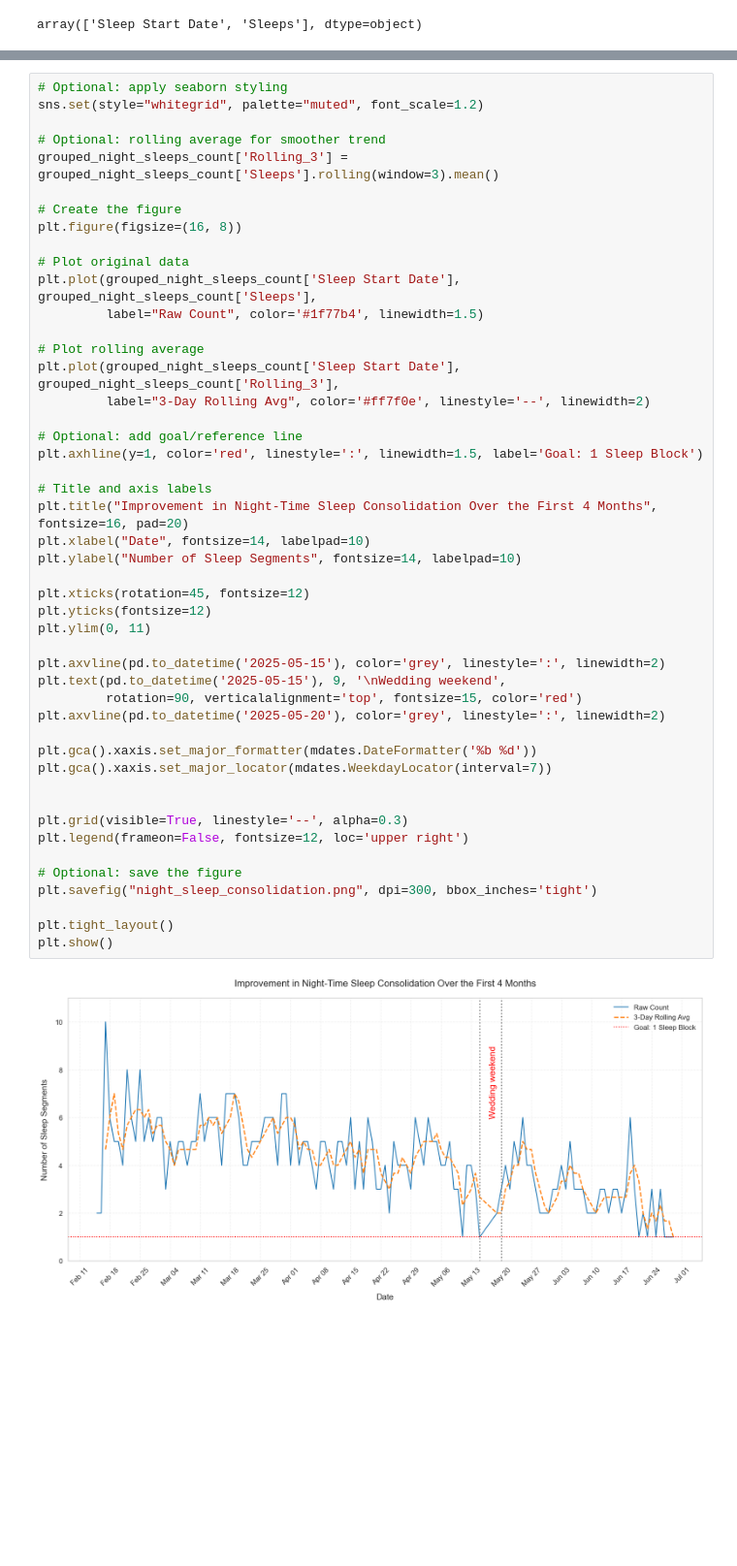
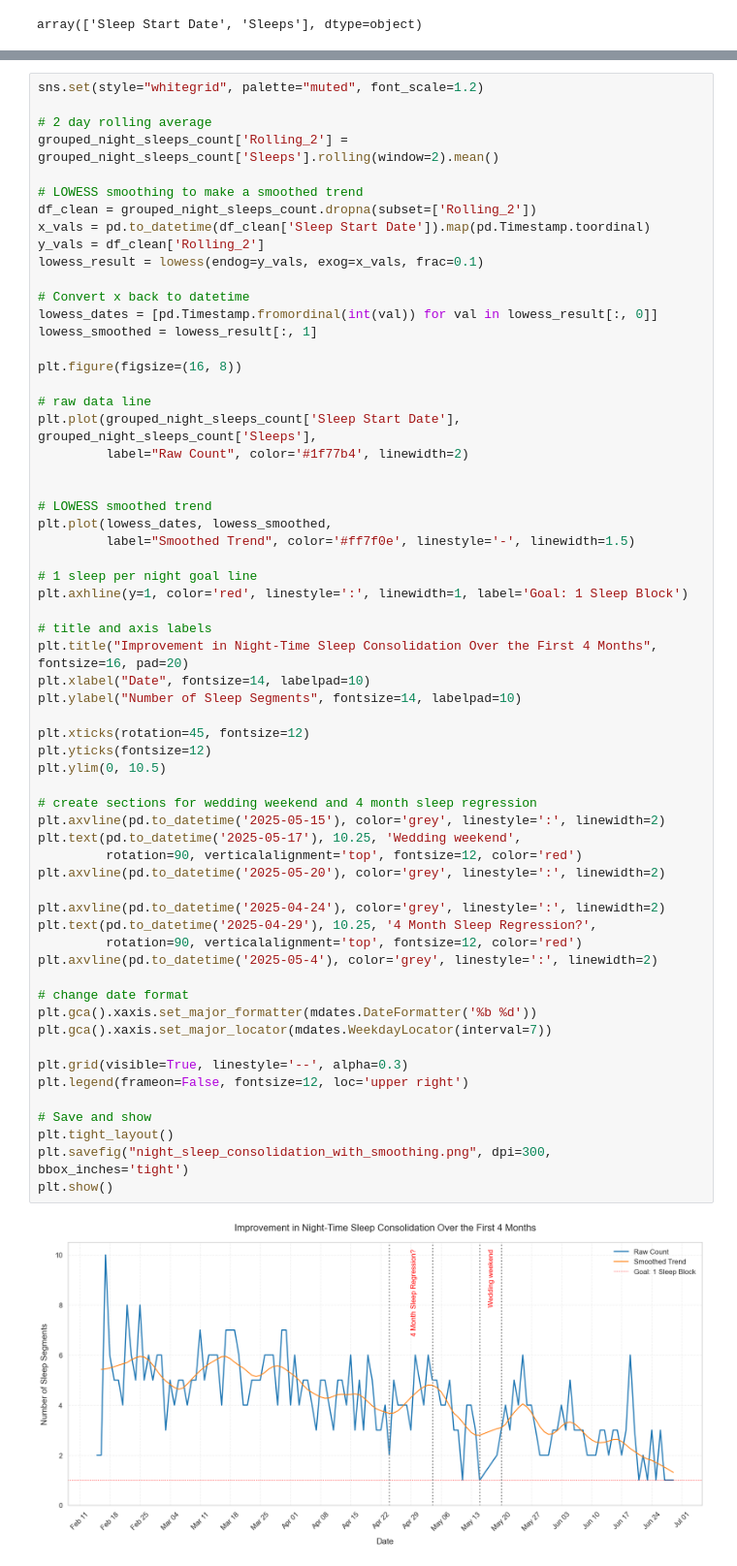
Before and after one commit to trow-land/Data-Science, a Jupyter notebook: Baby Progress/baby_data_analysis.ipynb, the cells around one changed output, grey strips where cells are left out. Shown at 97% size. Saved outputs shown, nothing was run; the diff lists cells and outputs as text; blank space fills up the shorter version.

Commit message:
Refine consolditation plot

```diff
--- a/Baby Progress/baby_data_analysis.ipynb
+++ b/Baby Progress/baby_data_analysis.ipynb
@@ -379,49 +352,63 @@ Text(0.5, 1.0, 'Number of individual sleeps per night')
 # %%
-# Optional: apply seaborn styling
 sns.set(style="whitegrid", palette="muted", font_scale=1.2)
 
-# Optional: rolling average for smoother trend
-grouped_night_sleeps_count['Rolling_3'] = grouped_night_sleeps_count['Sleeps'].rolling(window=3).mean()
+# 2 day rolling average
+grouped_night_sleeps_count['Rolling_2'] = grouped_night_sleeps_count['Sleeps'].rolling(window=2).mean()
 
-# Create the figure
+# LOWESS smoothing to make a smoothed trend
+df_clean = grouped_night_sleeps_count.dropna(subset=['Rolling_2'])
+x_vals = pd.to_datetime(df_clean['Sleep Start Date']).map(pd.Timestamp.toordinal)
+y_vals = df_clean['Rolling_2']
+lowess_result = lowess(endog=y_vals, exog=x_vals, frac=0.1)
+
+# Convert x back to datetime
+lowess_dates = [pd.Timestamp.fromordinal(int(val)) for val in lowess_result[:, 0]]
+lowess_smoothed = lowess_result[:, 1]
+
 plt.figure(figsize=(16, 8))
 
-# Plot original data
+# raw data line
 plt.plot(grouped_night_sleeps_count['Sleep Start Date'], grouped_night_sleeps_count['Sleeps'],
-         label="Raw Count", color='#1f77b4', linewidth=1.5)
+         label="Raw Count", color='#1f77b4', linewidth=2)
 
-# Plot rolling average
-plt.plot(grouped_night_sleeps_count['Sleep Start Date'], grouped_night_sleeps_count['Rolling_3'],
-         label="3-Day Rolling Avg", color='#ff7f0e', linestyle='--', linewidth=2)
 
-# Optional: add goal/reference line
-plt.axhline(y=1, color='red', linestyle=':', linewidth=1.5, label='Goal: 1 Sleep Block')
+# LOWESS smoothed trend
+plt.plot(lowess_dates, lowess_smoothed,
+         label="Smoothed Trend", color='#ff7f0e', linestyle='-', linewidth=1.5)
 
-# Title and axis labels
+# 1 sleep per night goal line
+plt.axhline(y=1, color='red', linestyle=':', linewidth=1, label='Goal: 1 Sleep Block')
+
+# title and axis labels
 plt.title("Improvement in Night-Time Sleep Consolidation Over the First 4 Months", fontsize=16, pad=20)
 plt.xlabel("Date", fontsize=14, labelpad=10)
 plt.ylabel("Number of Sleep Segments", fontsize=14, labelpad=10)
 
 plt.xticks(rotation=45, fontsize=12)
 plt.yticks(fontsize=12)
-plt.ylim(0, 11)
+plt.ylim(0, 10.5)
 
+# create sections for wedding weekend and 4 month sleep regression
 plt.axvline(pd.to_datetime('2025-05-15'), color='grey', linestyle=':', linewidth=2)
-plt.text(pd.to_datetime('2025-05-15'), 9, '\nWedding weekend',
-         rotation=90, verticalalignment='top', fontsize=15, color='red')
+plt.text(pd.to_datetime('2025-05-17'), 10.25, 'Wedding weekend',
+         rotation=90, verticalalignment='top', fontsize=12, color='red')
 plt.axvline(pd.to_datetime('2025-05-20'), color='grey', linestyle=':', linewidth=2)
 
+plt.axvline(pd.to_datetime('2025-04-24'), color='grey', linestyle=':', linewidth=2)
+plt.text(pd.to_datetime('2025-04-29'), 10.25, '4 Month Sleep Regression?',
+         rotation=90, verticalalignment='top', fontsize=12, color='red')
+plt.axvline(pd.to_datetime('2025-05-4'), color='grey', linestyle=':', linewidth=2)
+
+# change date format
 plt.gca().xaxis.set_major_formatter(mdates.DateFormatter('%b %d'))
 plt.gca().xaxis.set_major_locator(mdates.WeekdayLocator(interval=7))
-
 
 plt.grid(visible=True, linestyle='--', alpha=0.3)
 plt.legend(frameon=False, fontsize=12, loc='upper right')
 
-# Optional: save the figure
-plt.savefig("night_sleep_consolidation.png", dpi=300, bbox_inches='tight')
-
+# Save and show
 plt.tight_layout()
+plt.savefig("night_sleep_consolidation_with_smoothing.png", dpi=300, bbox_inches='tight')
 plt.show()
 # %% [output]
-[figure, old version]
+[figure, new version]
```
Also changed, not shown: parts of 7 cells of this notebook, 1 other file.
